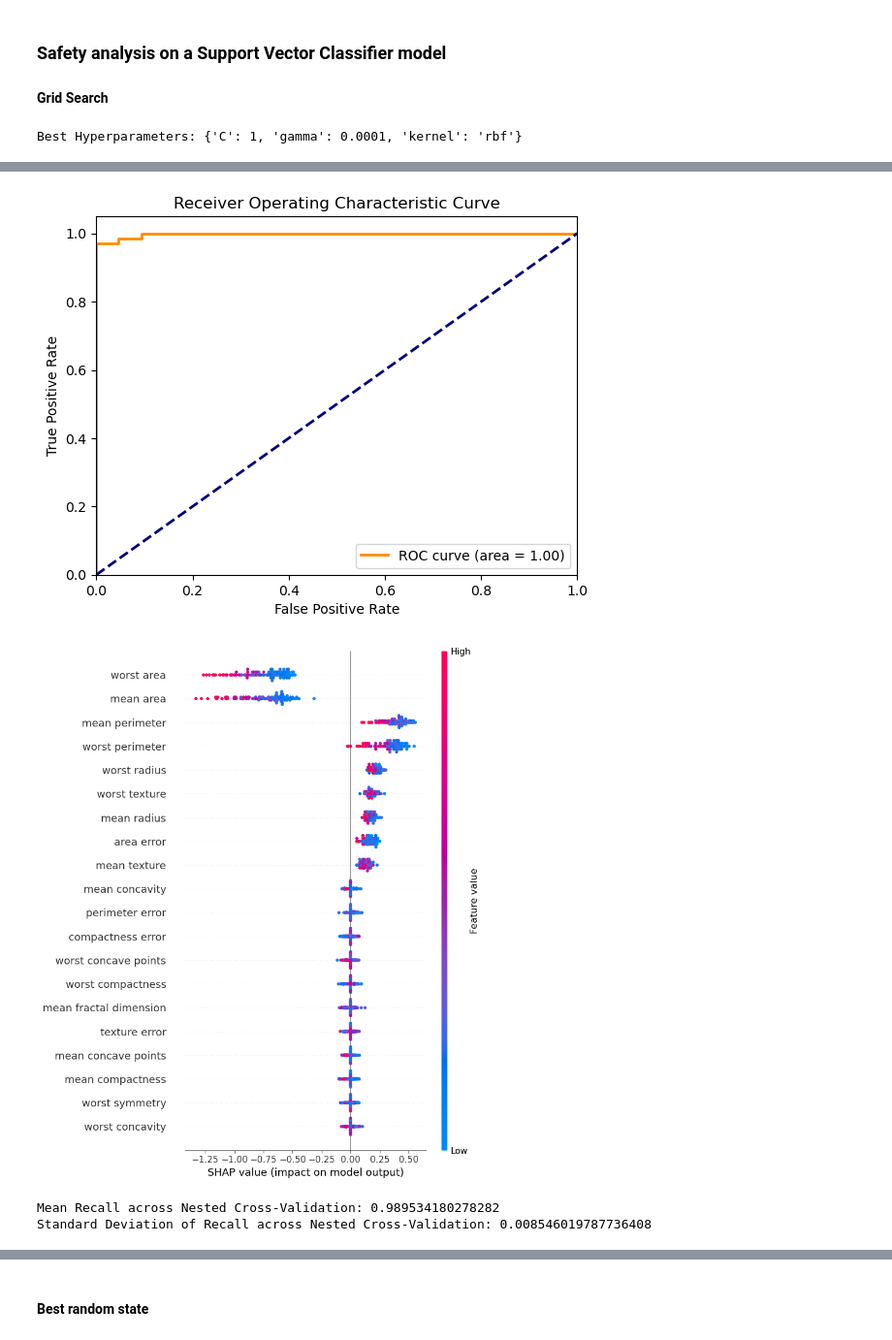
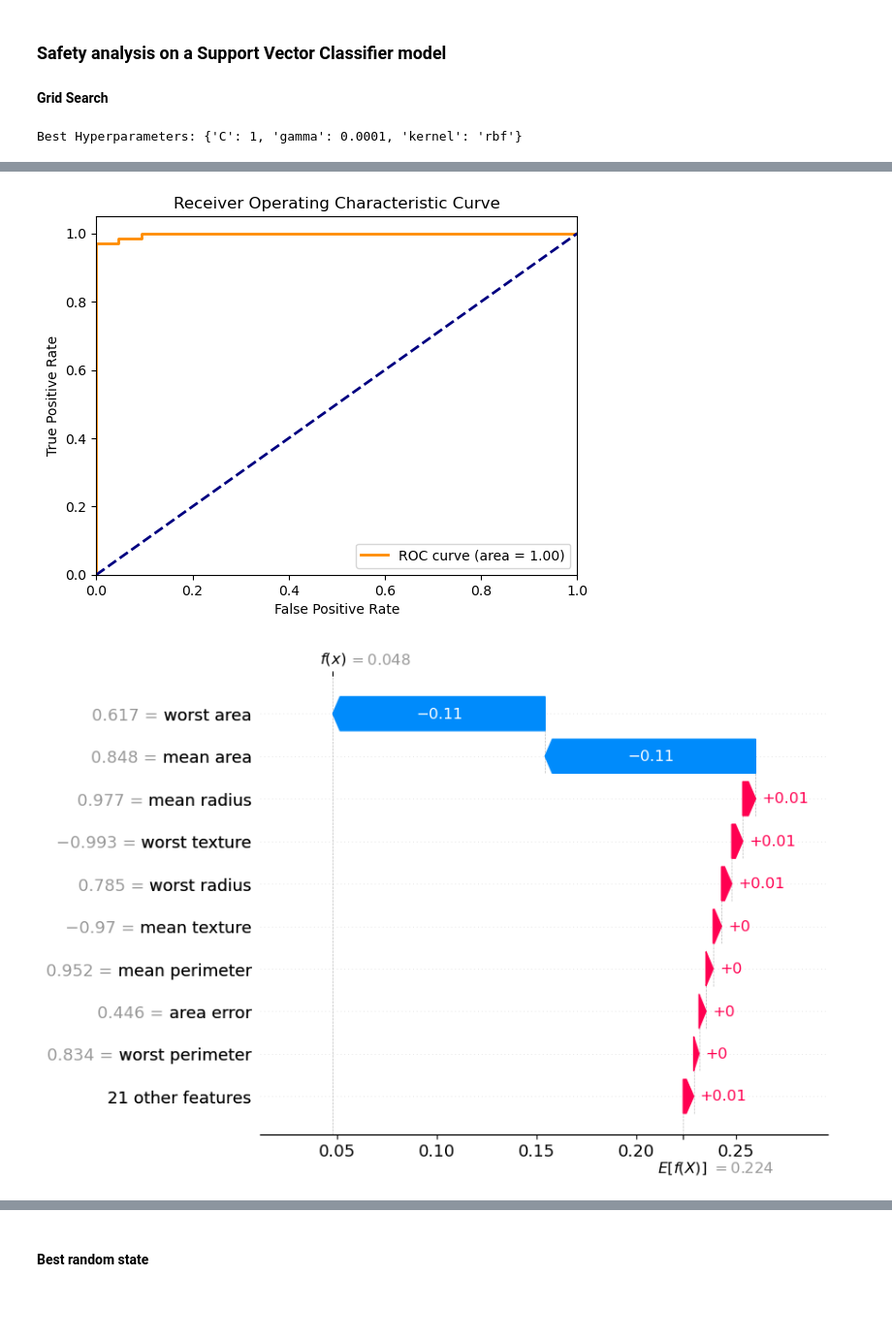
Before and after one commit to mhabirovs/m4rai, a Jupyter notebook: M4RAI_Group5.ipynb, the cells around one changed output, grey strips where cells are left out. Shown at 97% size. Saved outputs shown, nothing was run; the diff lists cells and outputs as text; code cells hidden in the pictures; blank space fills up the shorter version.

```diff
--- a/M4RAI_Group5.ipynb
+++ b/M4RAI_Group5.ipynb
@@ -388,10 +321,10 @@ Best random state is 1 with recall of 1.0
 
 #### Grid Search
 # %%
-svc = SVC(random_state=6)
+svc = SVC(random_state=6, probability=True)
 
 safety_svc = Safety("svc")
 
-safety_svc.cross_val("grid", svc)
+safety_svc.cross_val(svc)
 # %% [output]
 Best Hyperparameters: {'C': 1, 'gamma': 0.0001, 'kernel': 'rbf'}
@@ -417,4 +351,2 @@ ROC AUC Score: 0.9980
 [figure]
-[figure, old version]
+[figure, new version]
-Mean Recall across Nested Cross-Validation: 0.989534180278282
-Standard Deviation of Recall across Nested Cross-Validation: 0.008546019787736408
```
Also changed, not shown: parts of 13 cells of this notebook.
